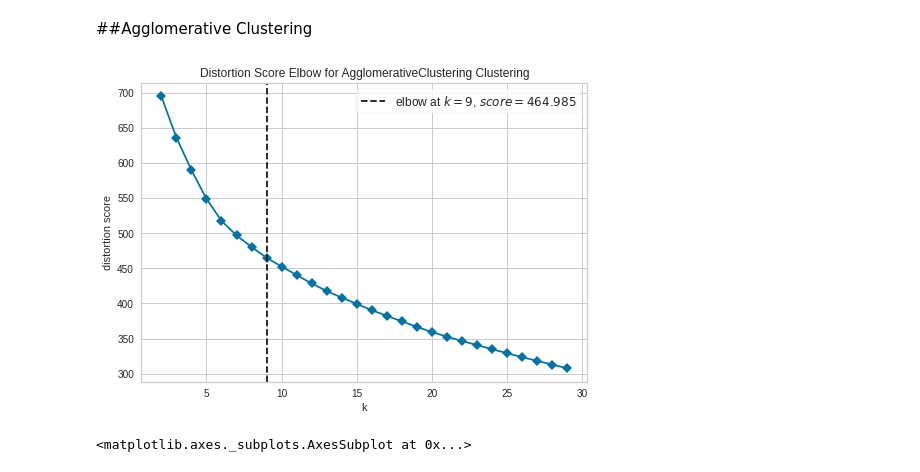
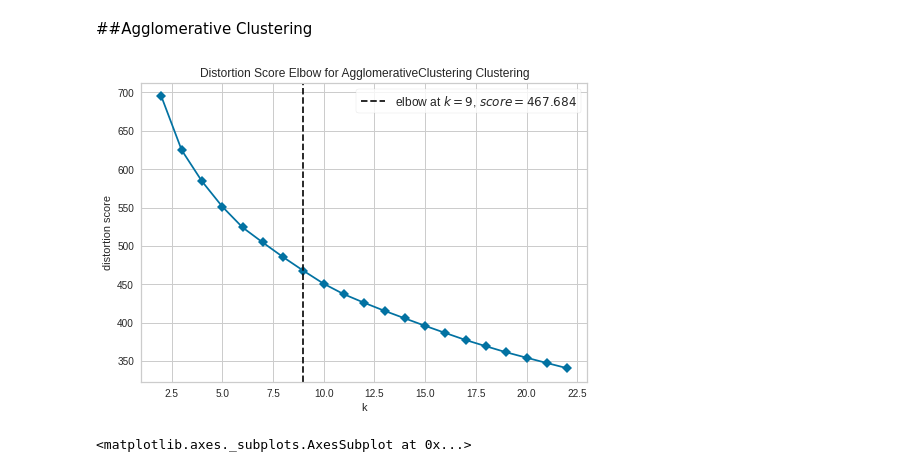
Before and after one commit to humpyreddy96/ClusterAnalysis, a Jupyter notebook: scGAMClusterAnalysis.ipynb, the cells around one changed output. Drawn from its saved outputs; the diff is of its cells as text; code cells hidden in the pictures.

```diff
--- a/scGAMClusterAnalysis.ipynb
+++ b/scGAMClusterAnalysis.ipynb
@@ -234,16 +221,16 @@ plt.show()
 # %%
 from sklearn.cluster import AgglomerativeClustering
 from yellowbrick.cluster import KElbowVisualizer
 model = AgglomerativeClustering()
 
 # k is range of number of clusters.
-visualizer = KElbowVisualizer(model, k=(2,30), timings=False)
+visualizer = KElbowVisualizer(model, k=(2,23), timings=False)
 # Fit data to visualizer
 visualizer.fit(embedding)
 # Finalize and render figure
 visualizer.show()
 # %% [output]
-[figure, old version]
+[figure, new version]
 <matplotlib.axes._subplots.AxesSubplot at 0x...>
 # %%
 import scipy.cluster.hierarchy as sch
```
Also changed, not shown: parts of 15 cells of this notebook.
